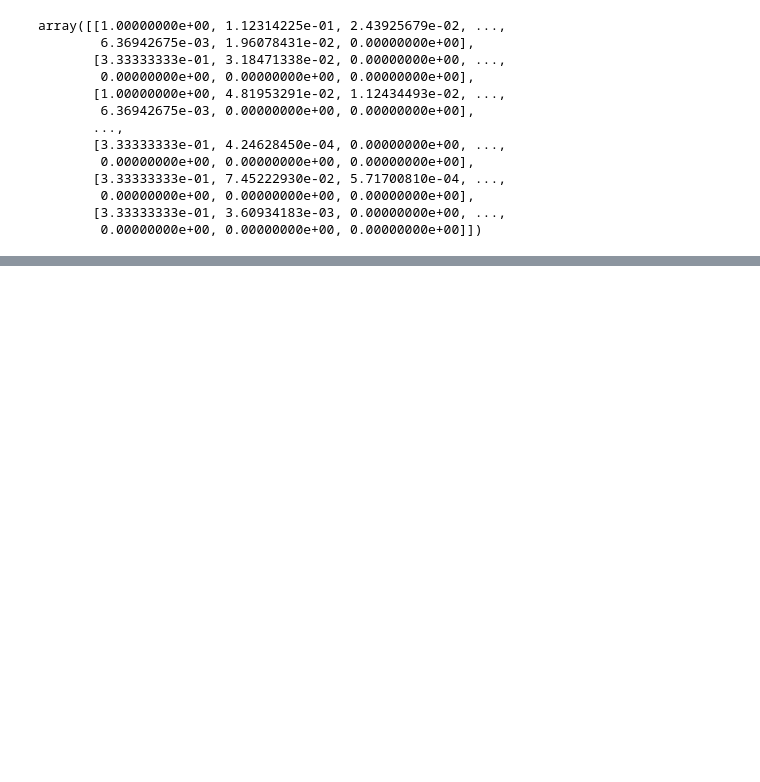
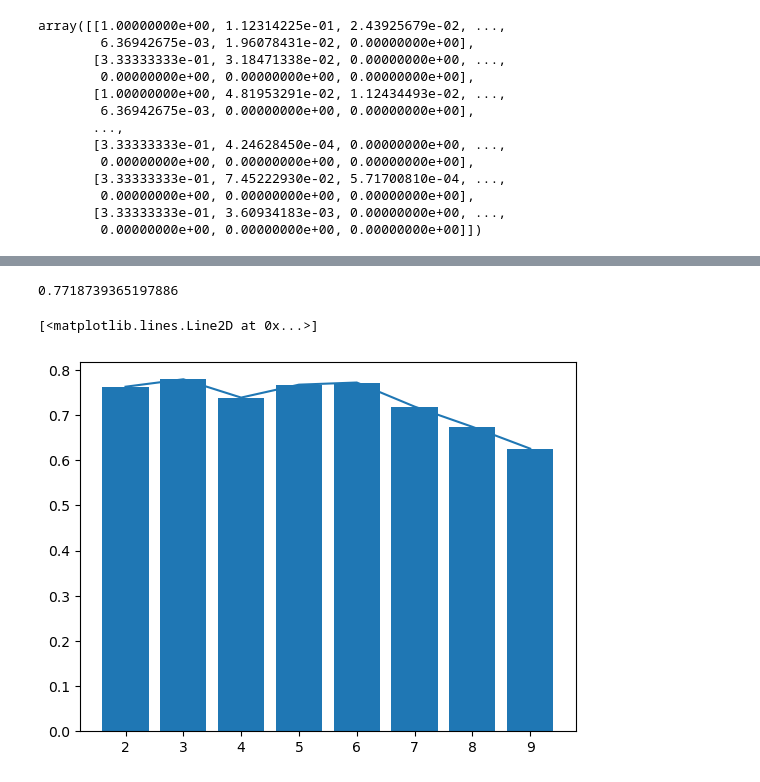
Before and after one commit to Subhigupta/ML-for-Social-Media-Engagement-in-Fashion-and-Cosmetics, a Jupyter notebook: KMeans Clustering Algorithm/KMeans algorithm on Facebook Live sellers in Thailand dataset.ipynb, the cells around one changed output, grey strips where cells are left out. Cells and saved outputs as stored; diff of their text form; code cells hidden in the pictures; blank space fills up the shorter version.

Commit message:
Added code on computing silhouette scores and also on visualizing clusters.

```diff
--- a/KMeans Clustering Algorithm/KMeans algorithm on Facebook Live sellers in Thailand dataset.ipynb
+++ b/KMeans Clustering Algorithm/KMeans algorithm on Facebook Live sellers in Thailand dataset.ipynb
@@ -304,0 +309,8 @@ Accuracy 0.006950354609929078
+# %%
+kmeans=KMeans(n_clusters=3,n_init="auto",random_state=1)
+kmeans.fit(data)
+pred_labels=kmeans.labels_
+correct_predicted_labels=sum(y==pred_labels)
+
+print("Accuracy",correct_predicted_labels/y.size)
+print(kmeans.inertia_)
@@ -304,0 +332,19 @@ Accuracy 0.006950354609929078
+# %%
+kmeans=KMeans(n_clusters=6,n_init="auto",random_state=1)
+kmeans.fit(data)
+pred_labels=kmeans.labels_
+silhouette_score(data, pred_labels, metric='euclidean')
+# %% [output]
+0.7718739365197886
+# %%
+score=[]
+for i in range(2,10):
+    kmeans=KMeans(n_clusters=i,n_init="auto",random_state=1)
+    kmeans.fit(data)
+    pred_labels=kmeans.labels_
+    score.append(silhouette_score(data, pred_labels, metric='euclidean'))
+plt.bar(range(2,10),score)
+plt.plot(range(2,10),score)
+# %% [output]
+[<matplotlib.lines.Line2D at 0x...>]
+[figure, added]
```
Also changed, not shown: parts of 33 cells of this notebook.
